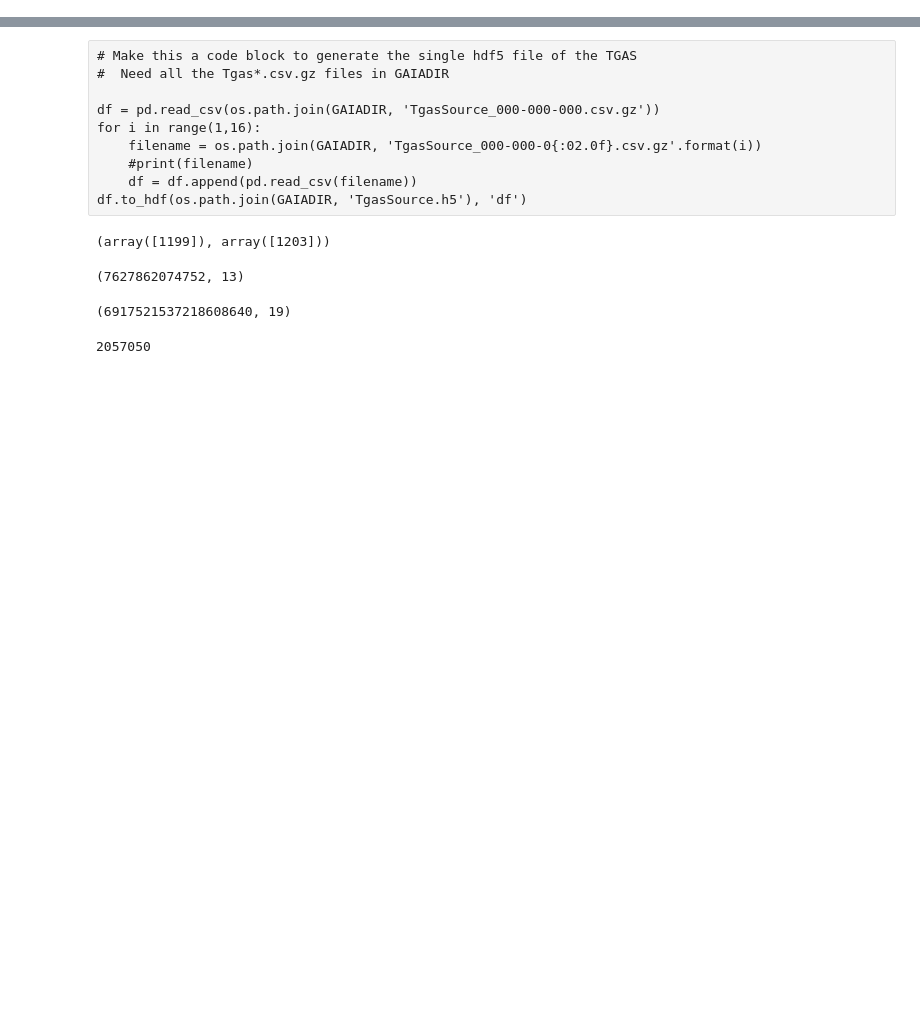
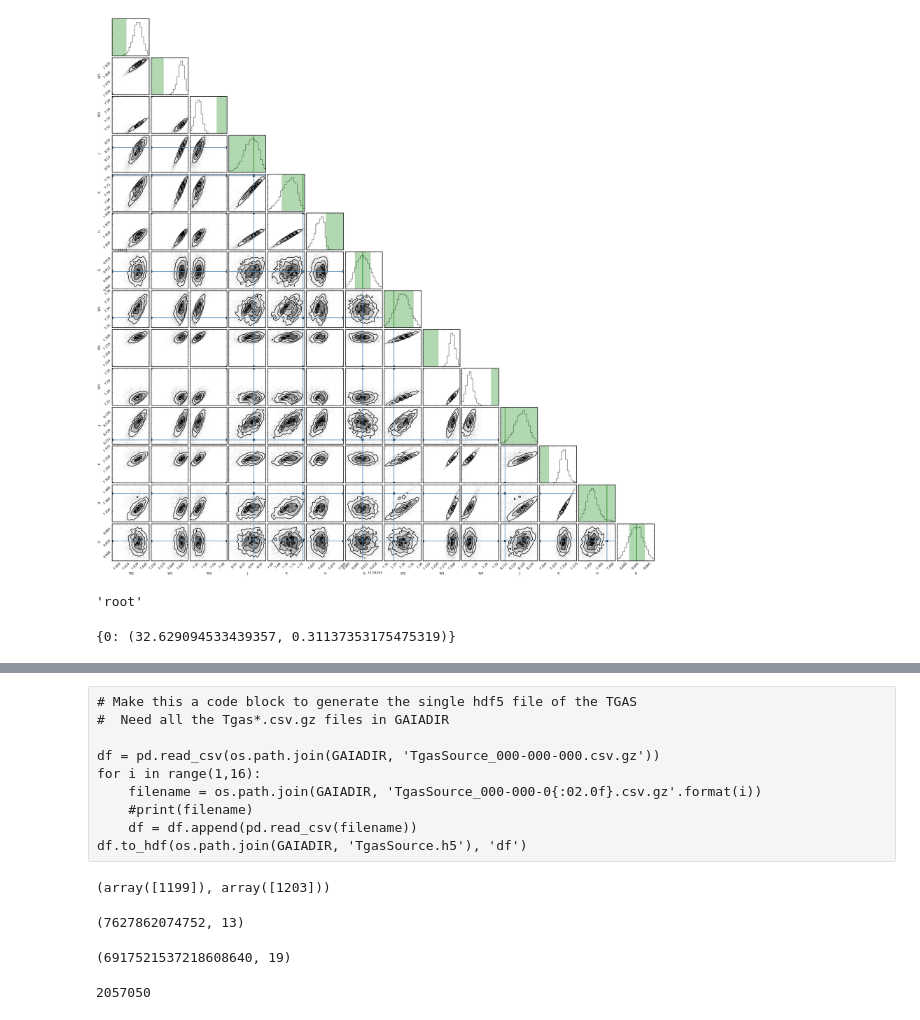
Before and after one commit to smoh/gaia-comoving-stars, a Jupyter notebook: notebooks/setup-starfits.ipynb, the cells around one changed output, grey strips where cells are left out. Cells and saved outputs as stored; diff of their text form; code cells hidden in the pictures; blank space fills up the shorter version.

```diff
--- a/notebooks/setup-starfits.ipynb
+++ b/notebooks/setup-starfits.ipynb
@@ -4,0 +167,6 @@ The following uses commit `73a71d` of the [isochrones](github.com://timothydmort
+# %%
+%matplotlib inline
+
+mod.corner_observed();
+# %% [output]
+[figure, added]
@@ -4,0 +175,8 @@ The following uses commit `73a71d` of the [isochrones](github.com://timothydmort
+# %%
+mod.obs.name
+# %% [output]
+'root'
+# %%
+mod.obs.parallax
+# %% [output]
+{0: (32.629094533439357, 0.31137353175475319)}
```
Also changed, not shown: parts of 22 cells of this notebook, 7 other files.
